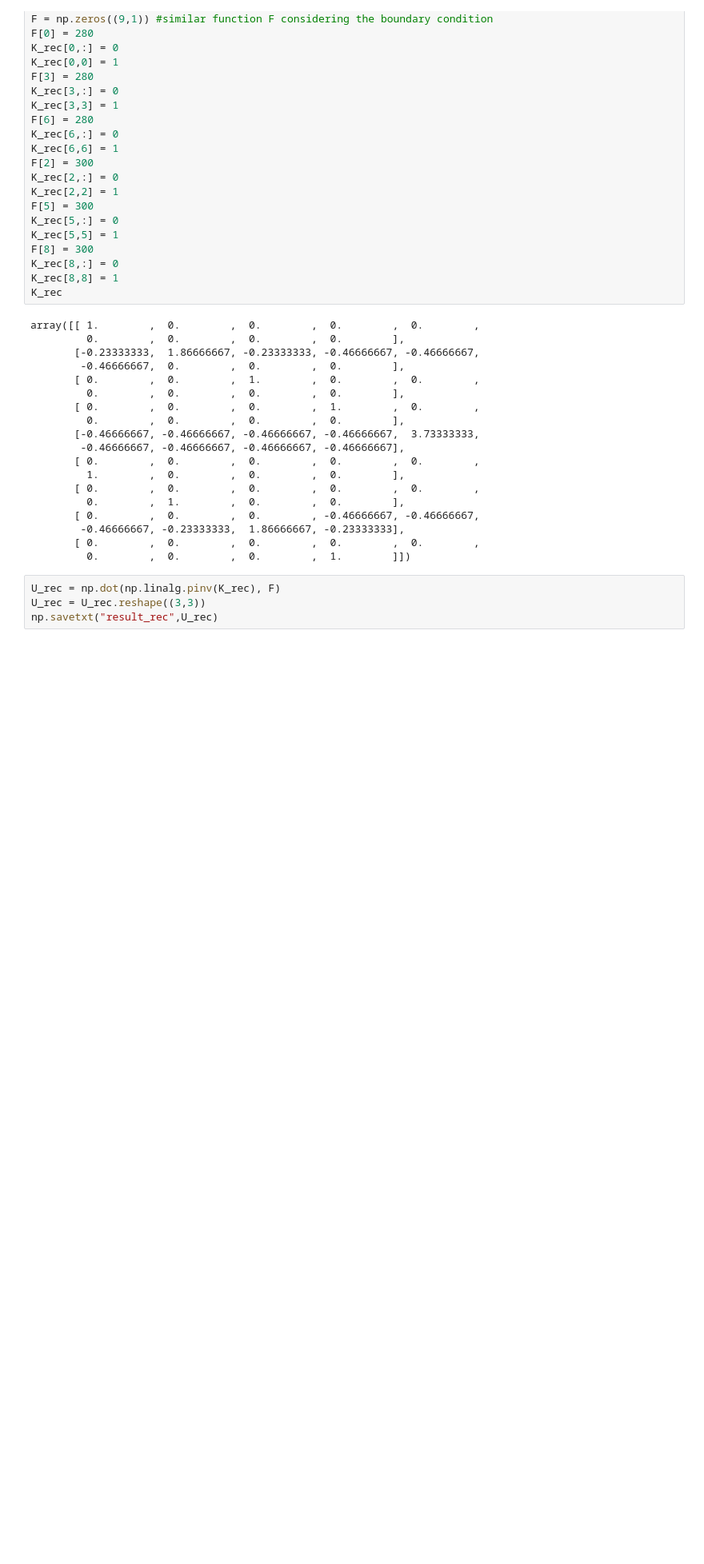
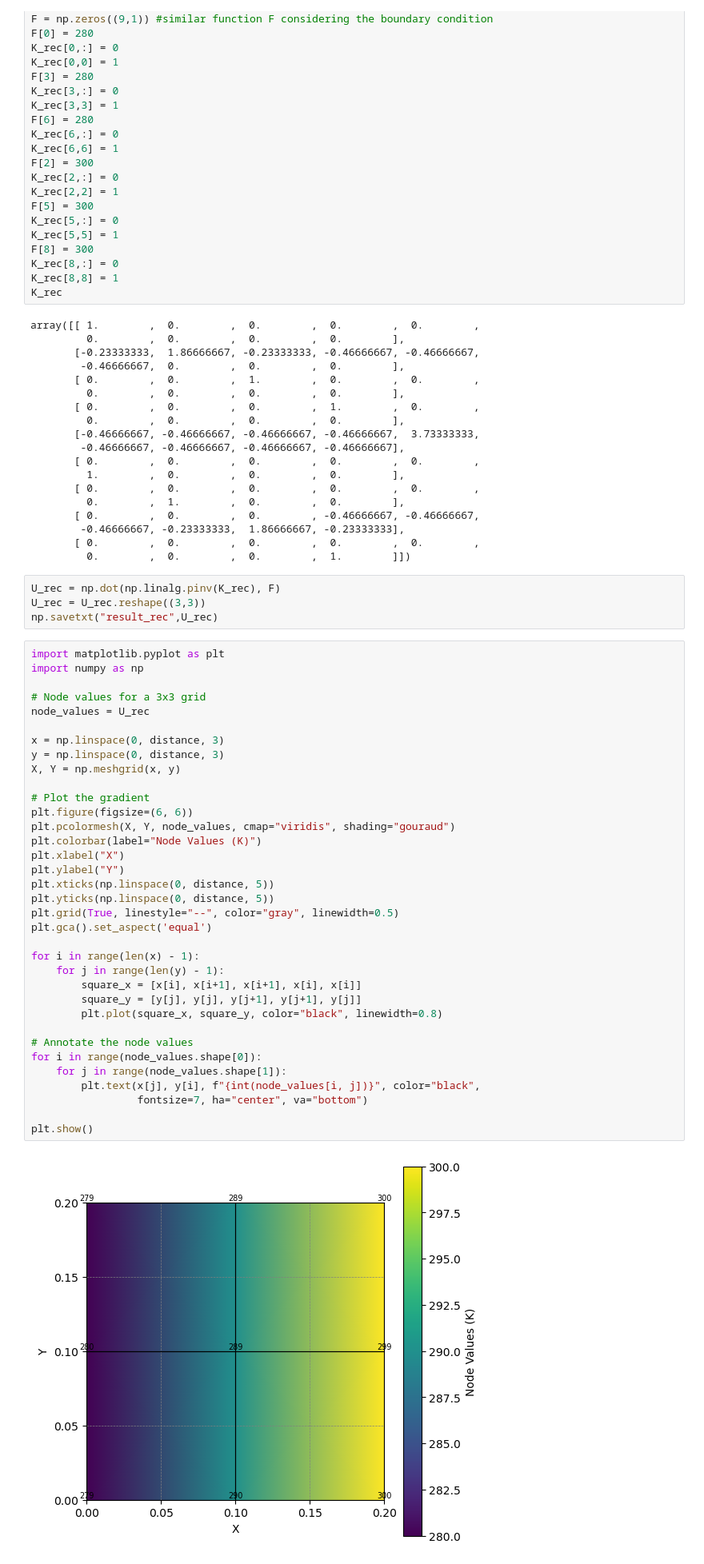
Before and after one commit to tunguyenvn4/ModPhys, a Jupyter notebook: main.ipynb, the cells around one changed output. Shown at 80% size. Cells and saved outputs as stored; diff of their text form; blank space fills up the shorter version.

```diff
--- a/main.ipynb
+++ b/main.ipynb
@@ -169,3 +218,40 @@ array([[ 1.        ,  0.        ,  0.        ,  0.        ,  0.        ,
 U_rec = np.dot(np.linalg.pinv(K_rec), F)
 U_rec = U_rec.reshape((3,3))
 np.savetxt("result_rec",U_rec)
+# %%
+import matplotlib.pyplot as plt
+import numpy as np
+
+# Node values for a 3x3 grid
+node_values = U_rec
+
+x = np.linspace(0, distance, 3)
+y = np.linspace(0, distance, 3)
+X, Y = np.meshgrid(x, y)
+
+# Plot the gradient
+plt.figure(figsize=(6, 6))
+plt.pcolormesh(X, Y, node_values, cmap="viridis", shading="gouraud")
+plt.colorbar(label="Node Values (K)")
+plt.xlabel("X")
+plt.ylabel("Y")
+plt.xticks(np.linspace(0, distance, 5))
+plt.yticks(np.linspace(0, distance, 5))
+plt.grid(True, linestyle="--", color="gray", linewidth=0.5)
+plt.gca().set_aspect('equal')
+
+for i in range(len(x) - 1):
+    for j in range(len(y) - 1):
+        square_x = [x[i], x[i+1], x[i+1], x[i], x[i]]
+        square_y = [y[j], y[j], y[j+1], y[j+1], y[j]]
+        plt.plot(square_x, square_y, color="black", linewidth=0.8)
+
+# Annotate the node values
+for i in range(node_values.shape[0]):
+    for j in range(node_values.shape[1]):
+        plt.text(x[j], y[i], f"{int(node_values[i, j])}", color="black",
+                 fontsize=7, ha="center", va="bottom")
+
+plt.show()
+# %% [output]
+[figure, added]
```
Also changed, not shown: parts of 1 cell of this notebook, 2 other files.
